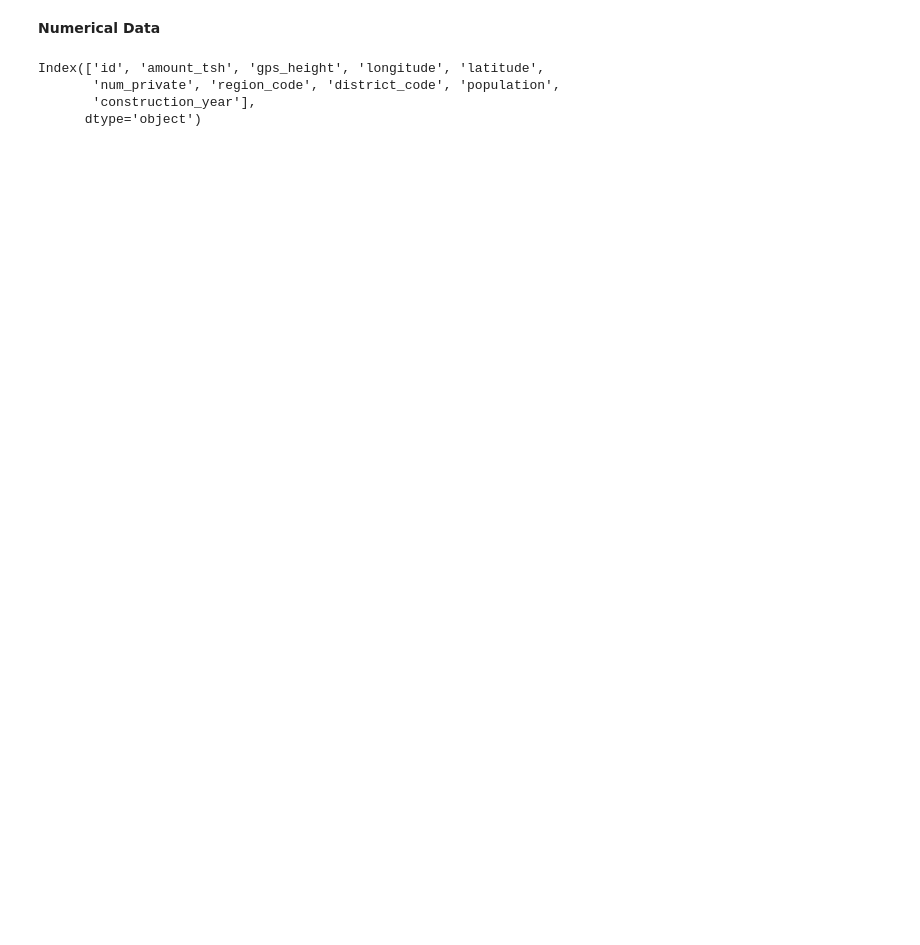
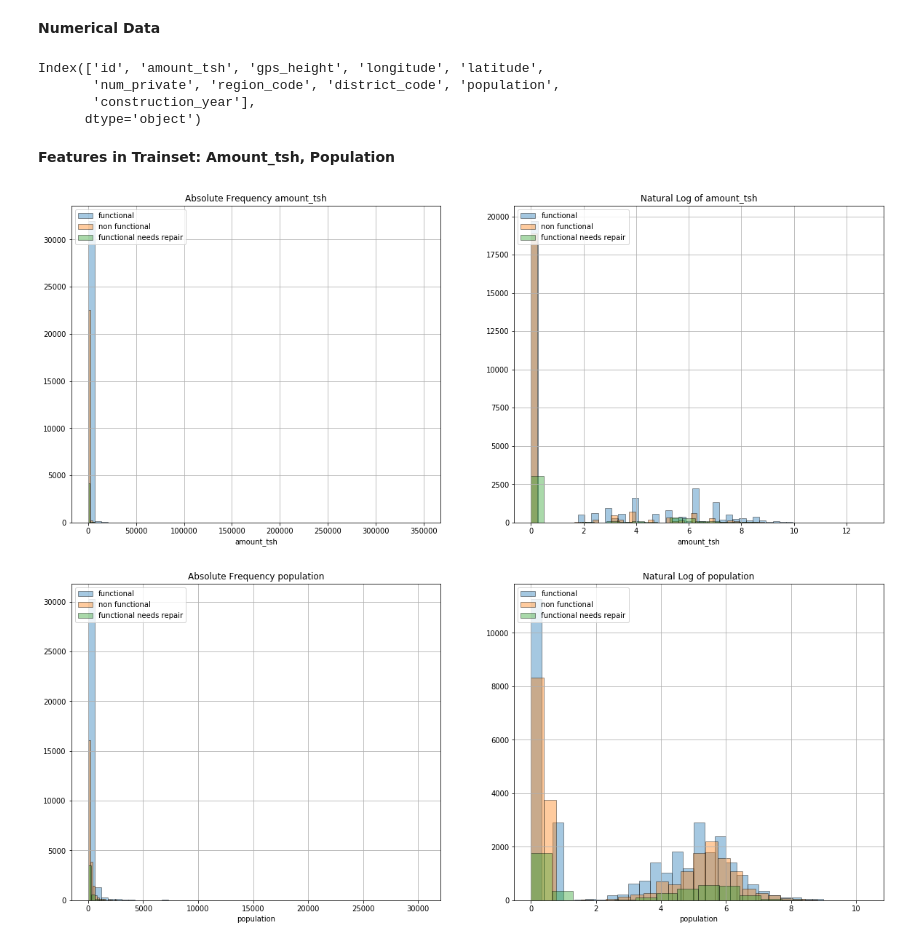
Before and after one commit to e0pir2/DataScienceProjects, a Jupyter notebook: DrivenData.org/Pump_it_up_Challenge/pump_it_up_notebook.ipynb, the cells around one changed output. Saved outputs shown, nothing was run; the diff lists cells and outputs as text; code cells hidden in the pictures; blank space fills up the shorter version.

```diff
--- a/DrivenData.org/Pump_it_up_Challenge/pump_it_up_notebook.ipynb
+++ b/DrivenData.org/Pump_it_up_Challenge/pump_it_up_notebook.ipynb
@@ -224,5 +254,3 @@ Index(['id', 'amount_tsh', 'gps_height', 'longitude', 'latitude',
        'num_private', 'region_code', 'district_code', 'population',
        'construction_year'],
       dtype='object')
-# %%
-def plot_features(df,feature_list):
@@ -228,0 +302,7 @@ def plot_features(df,feature_list):
+# %% [markdown]
+__Features in Trainset: Amount_tsh, Population__
+# %%
+plot_features(train_df,["amount_tsh","population"],False)
+# %% [output]
+[figure, added]
+[figure, added]
```
Also changed, not shown: parts of 13 cells of this notebook.
